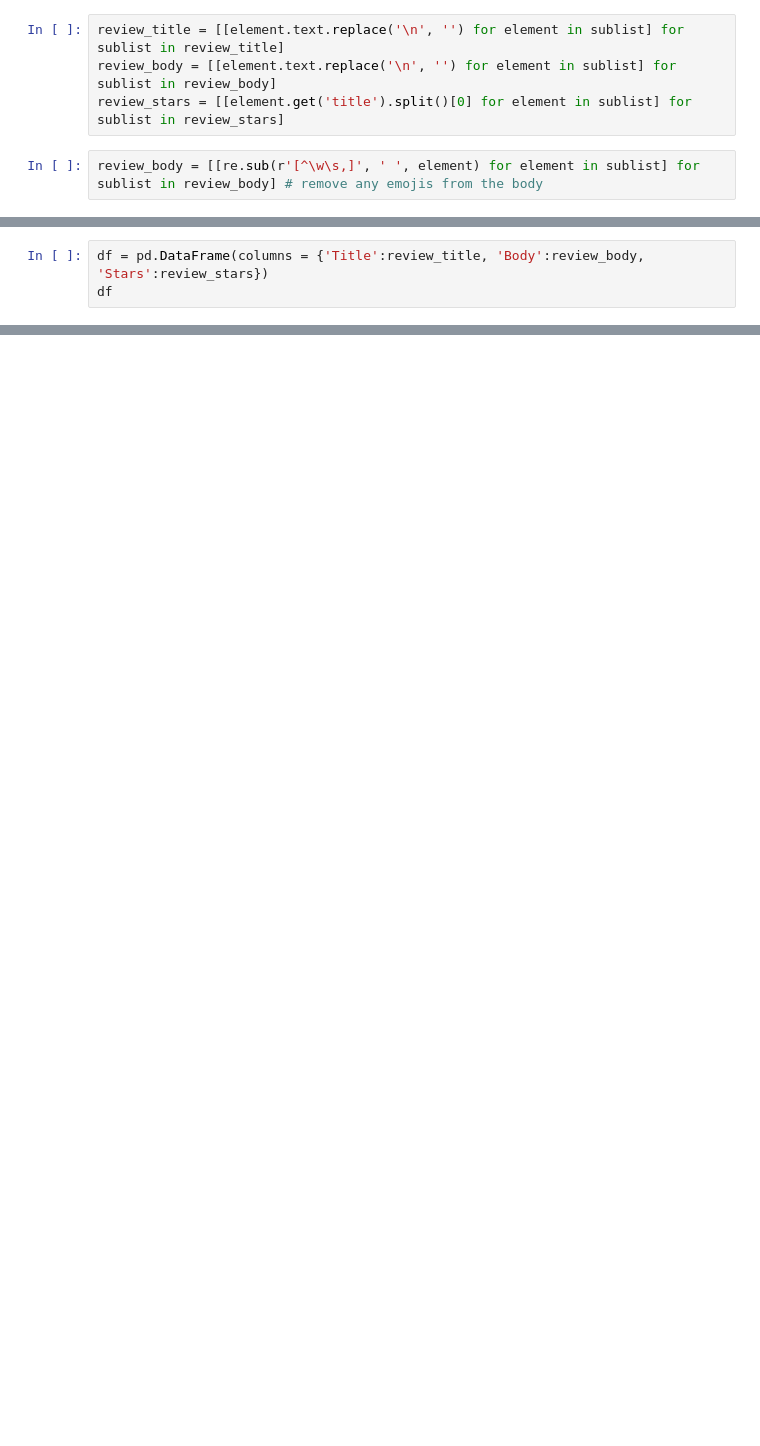
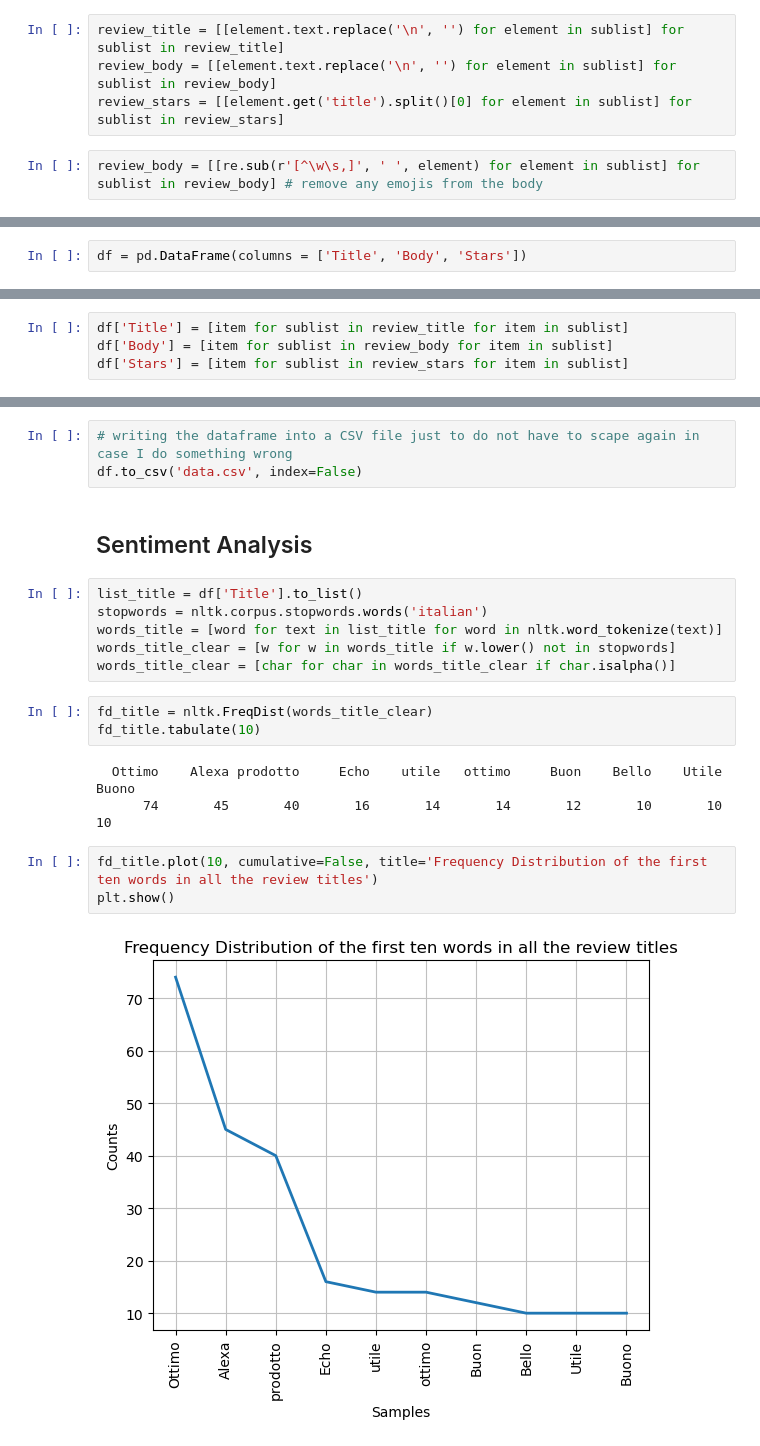
Before and after one commit to riccardo-borgo/Sentiment-Analysis-Amazon, a Jupyter notebook: main.ipynb, the cells around one changed output, grey strips where cells are left out. Drawn from its saved outputs; the diff is of its cells as text; blank space fills up the shorter version.

Commit message:
first step with the sentiment analysis

```diff
--- a/main.ipynb
+++ b/main.ipynb
@@ -45,3 +67,2 @@ review_body = [[re.sub(r'[^\w\s,]', ' ', element) for element in sublist] for su
 # %%
-df = pd.DataFrame(columns = {'Title':review_title, 'Body':review_body, 'Stars':review_stars})
-df
+df = pd.DataFrame(columns = ['Title', 'Body', 'Stars'])
@@ -51,0 +69,4 @@ df.to_csv('data.csv', index=False)
+# %%
+df['Title'] = [item for sublist in review_title for item in sublist]
+df['Body'] = [item for sublist in review_body for item in sublist]
+df['Stars'] = [item for sublist in review_stars for item in sublist]
@@ -51,0 +89,22 @@ df.to_csv('data.csv', index=False)
+# %%
+# writing the dataframe into a CSV file just to do not have to scape again in case I do something wrong
+df.to_csv('data.csv', index=False)
+# %% [markdown]
+## Sentiment Analysis
+# %%
+list_title = df['Title'].to_list()
+stopwords = nltk.corpus.stopwords.words('italian')
+words_title = [word for text in list_title for word in nltk.word_tokenize(text)]
+words_title_clear = [w for w in words_title if w.lower() not in stopwords]
+words_title_clear = [char for char in words_title_clear if char.isalpha()]
+# %%
+fd_title = nltk.FreqDist(words_title_clear)
+fd_title.tabulate(10)
+# %% [output]
+  Ottimo    Alexa prodotto     Echo    utile   ottimo     Buon    Bello    Utile    Buono
+      74       45       40       16       14       14       12       10       10       10
+# %%
+fd_title.plot(10, cumulative=False, title='Frequency Distribution of the first ten words in all the review titles')
+plt.show()
+# %% [output]
+[figure, added]
```
Also changed, not shown: parts of 13 cells of this notebook, 1 other file.
